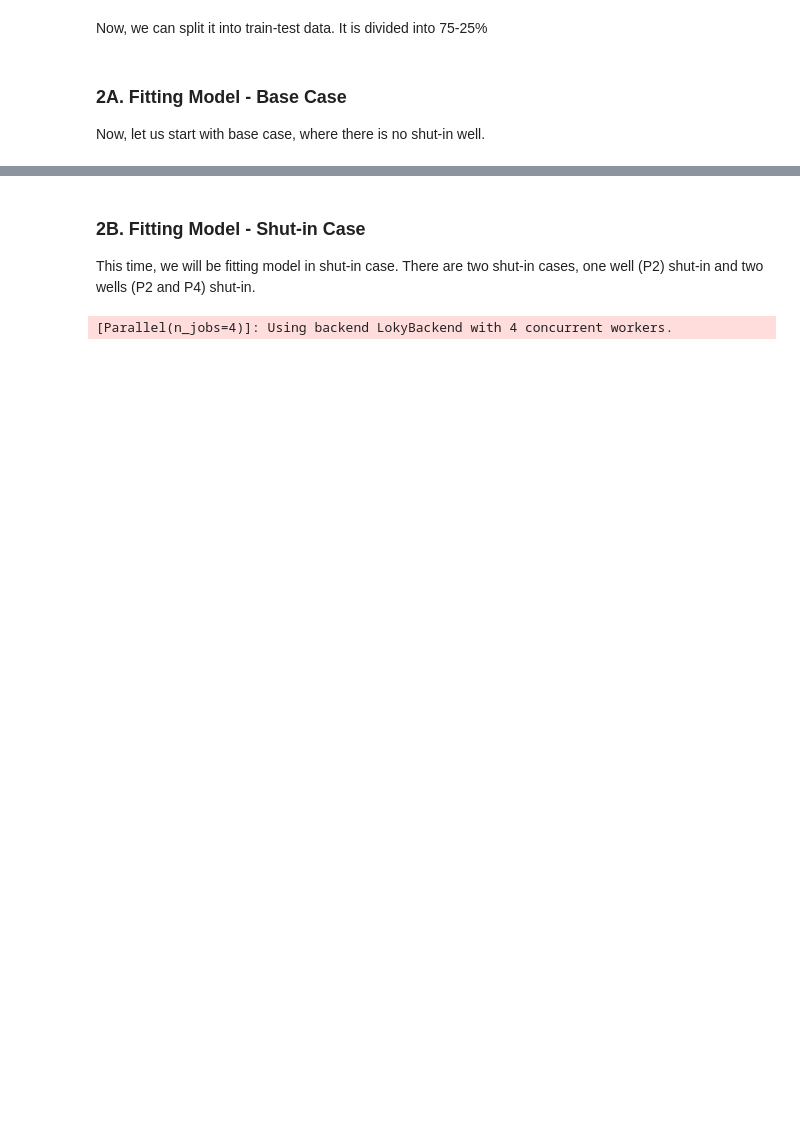
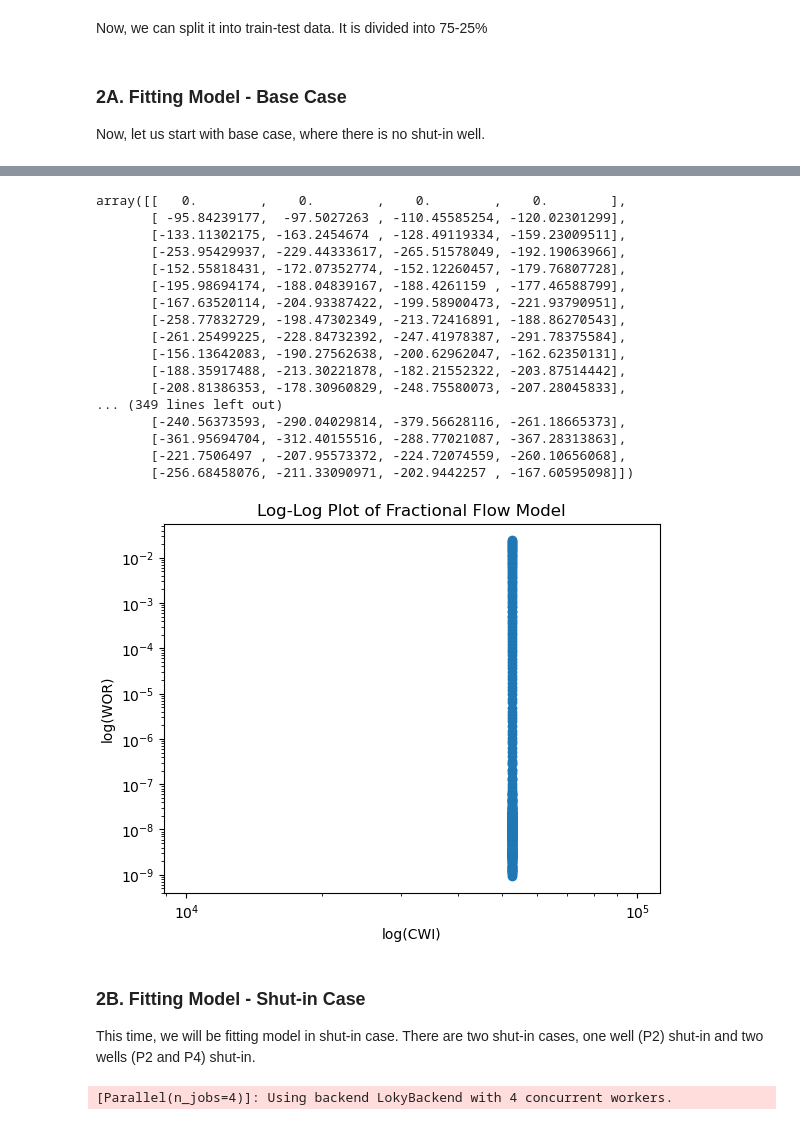
Before and after one commit to leleony/proxy-crm, a Jupyter notebook: main/exampleCase.ipynb, the cells around one changed output, grey strips where cells are left out. Cells and saved outputs as stored; diff of their text form; code cells hidden in the pictures; blank space fills up the shorter version.

Commit message:
Another major changes on algorithm Still updating on fractional flow model

```diff
--- a/main/exampleCase.ipynb
+++ b/main/exampleCase.ipynb
@@ -60,29 +50,40 @@ pressure_sh = 1000-prod_shut_in*0.1
 #Create train-test dataset for non-shut-in.
 inj_train = inj.values[1:train_size]
 prod_train = prod.values[1:train_size]
-time_train = time.values[1:train_size]
+oil_prod_train = oil_prod.values[1:train_size]
+time_train = time.values[1:train_size].astype('float')
 press_train = pressure.values[1:train_size]
 
 inj_test = inj.values[train_size:]
 prod_test = prod.values[train_size:]
-time_test = time.values[train_size:]
+oil_prod_test = oil_prod.values[train_size:]
+time_test = time.values[train_size:].astype('float')
 press_test = pressure.values[train_size:]
 
-# for shut-in.
-inj_shut_in_train = inj_shut_in.values[1:train_size]
-prod_shut_in_train = prod_shut_in.values[1:train_size]
-press_sh_train = pressure_sh.values[1:train_size]
+# for single well shut-in case.
+inj_shut_in1_train = inj_shut_in1.values[1:train_size]
+prod_shut_in1_train = prod_shut_in1.values[1:train_size]
+press_shut_in1_train = pressure_shut_in1.values[1:train_size]
 
-inj_shut_in_test = inj_shut_in.values[train_size:]
-prod_shut_in_test = prod_shut_in.values[train_size:]
-press_sh_test = pressure_sh.values[train_size:]
+inj_shut_in1_test = inj_shut_in1.values[train_size:]
+prod_shut_in1_test = prod_shut_in1.values[train_size:]
+press_shut_in1_test = pressure_shut_in2.values[train_size:]
+
+# for two well shut-in case.
+inj_shut_in2_train = inj_shut_in2.values[1:train_size]
+prod_shut_in2_train = prod_shut_in2.values[1:train_size]
+press_shut_in2_train = pressure_shut_in2.values[1:train_size]
+
+inj_shut_in2_test = inj_shut_in2.values[train_size:]
+prod_shut_in2_test = prod_shut_in2.values[train_size:]
+press_shut_in2_test = pressure_shut_in2.values[train_size:]
 # %% [markdown]
 <h3><b>2A. Fitting Model - Base Case</b></h3>
 <p>Now, let us start with base case, where there is no shut-in well.</p>
 # %%
-proxy_crm = pCRM.proxyCRM()
+base_pcrm = pCRM.proxyCRM()
 # %%
-proxy_crm.fit(prod_train, inj_train, press_train, time_train[:,0], num_cores=4)
+base_pcrm.fit(prod_train, inj_train, press_train, time_train[:,0],num_cores=4, ftol=1e-3)
 # %% [output]
 [Parallel(n_jobs=4)]: Using backend LokyBackend with 4 concurrent workers.
 [  message: CONVERGENCE: REL_REDUCTION_OF_F_<=_FACTR*EPSMCH
@@ -111,0 +113,3 @@ q_hat_test = proxy_crm.predict(inj = inj_test, time = time_test[:,0], prod=prod_
+# %%
+liquid = base_pcrm.predict(inj = inj.values, time = time.values[:,0].astype(float), prod=prod.values, press=pressure.values)
+q_oil=frac_flow(wor=wor.values, liquid=liquid, lambda_ip=base_pcrm.lambda_ip, inj=inj.values)
@@ -112,3 +132,24 @@ q_hat_test = proxy_crm.predict(inj = inj_test, time = time_test[:,0], prod=prod_
+# %%
+q_oil.fit_fractional()
+# %% [output]
+array([[   0.        ,    0.        ,    0.        ,    0.        ],
+       [ -95.84239177,  -97.5027263 , -110.45585254, -120.02301299],
+       [-133.11302175, -163.2454674 , -128.49119334, -159.23009511],
+       [-253.95429937, -229.44333617, -265.51578049, -192.19063966],
+       [-152.55818431, -172.07352774, -152.12260457, -179.76807728],
+       [-195.98694174, -188.04839167, -188.4261159 , -177.46588799],
+       [-167.63520114, -204.93387422, -199.58900473, -221.93790951],
+       [-258.77832729, -198.47302349, -213.72416891, -188.86270543],
+       [-261.25499225, -228.84732392, -247.41978387, -291.78375584],
+       [-156.13642083, -190.27562638, -200.62962047, -162.62350131],
+       [-188.35917488, -213.30221878, -182.21552322, -203.87514442],
+       [-208.81386353, -178.30960829, -248.75580073, -207.28045833],
+... (349 lines left out)
+       [-240.56373593, -290.04029814, -379.56628116, -261.18665373],
+       [-361.95694704, -312.40155516, -288.77021087, -367.28313863],
+       [-221.7506497 , -207.95573372, -224.72074559, -260.10656068],
+       [-256.68458076, -211.33090971, -202.9442257 , -167.60595098]])
+[figure, added]
 # %% [markdown]
 <h3><b>2B. Fitting Model - Shut-in Case</b></h3>
 <p>This time, we will be fitting model in shut-in case. There are two shut-in cases, one well (P2) shut-in and two wells (P2 and P4) shut-in.</p>
```
Also changed, not shown: parts of 38 cells of this notebook, 2 other files.
